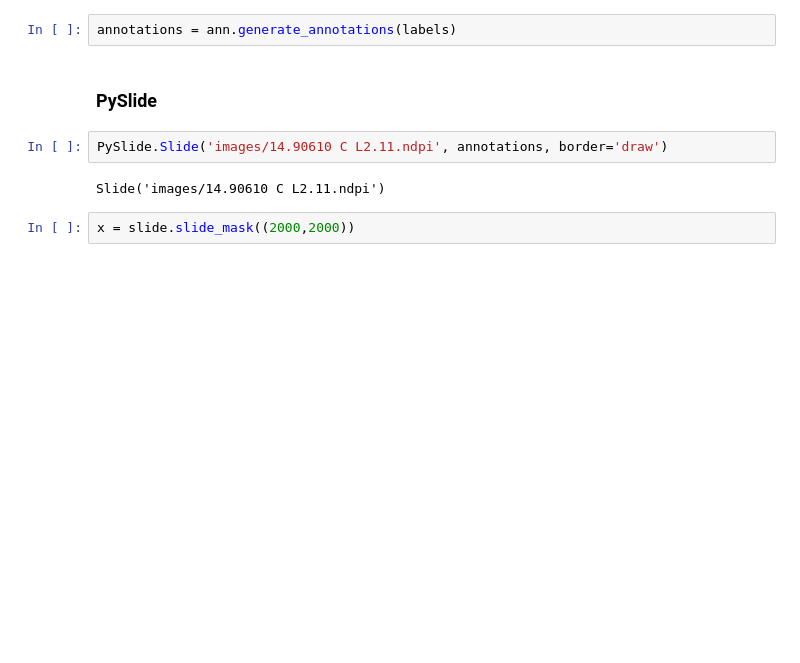
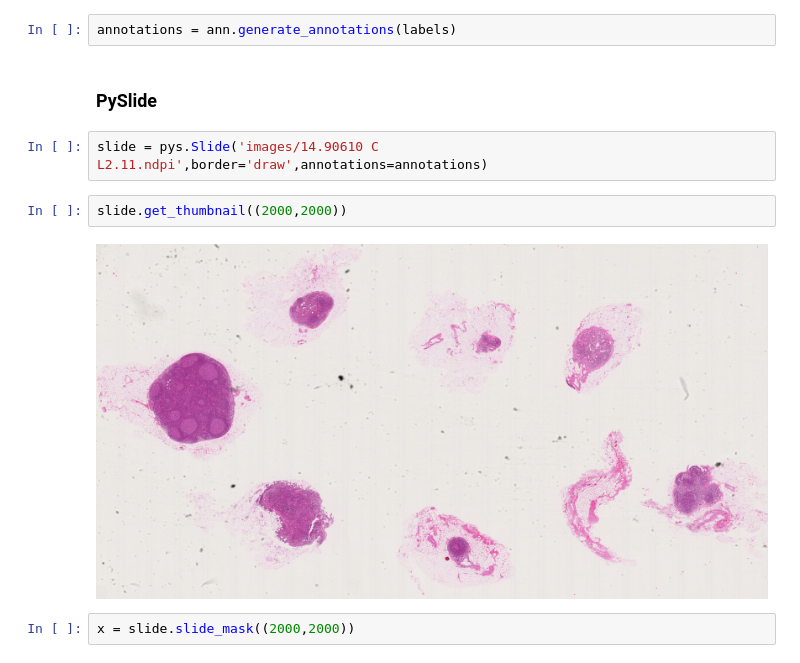
Before and after one commit to gregoryverghese/PySlide, a Jupyter notebook: example.ipynb, the cells around one changed output. Saved outputs shown, nothing was run; the diff lists cells and outputs as text; blank space fills up the shorter version.

```diff
--- a/example.ipynb
+++ b/example.ipynb
@@ -22,9 +21,11 @@ annotations = ann.generate_annotations(labels)
 # %% [markdown]
 ### PySlide
 # %%
-PySlide.Slide('images/14.90610 C L2.11.ndpi', annotations, border='draw')
+slide = pys.Slide('images/14.90610 C L2.11.ndpi',border='draw',annotations=annotations)
-# %% [output]
-Slide('images/14.90610 C L2.11.ndpi')
+# %%
+slide.get_thumbnail((2000,2000))
+# %% [output]
+[figure, added]
 # %%
 x = slide.slide_mask((2000,2000))
 # %%
```
Also changed, not shown: parts of 5 cells of this notebook, 3 other files.
